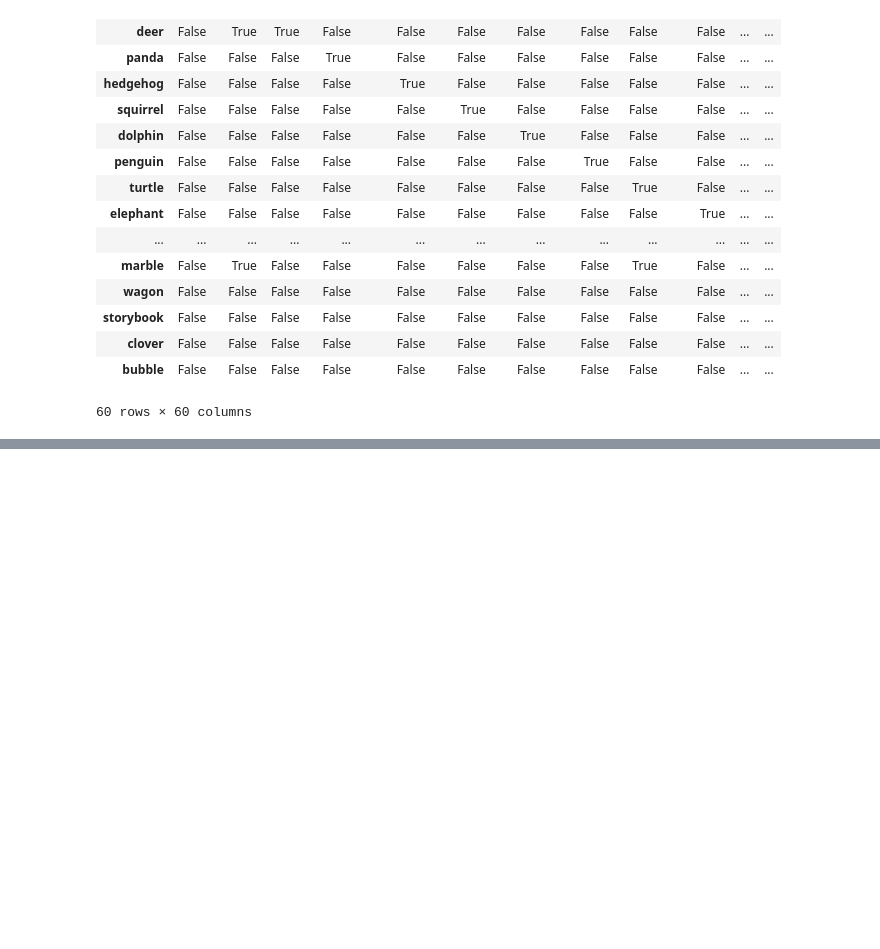
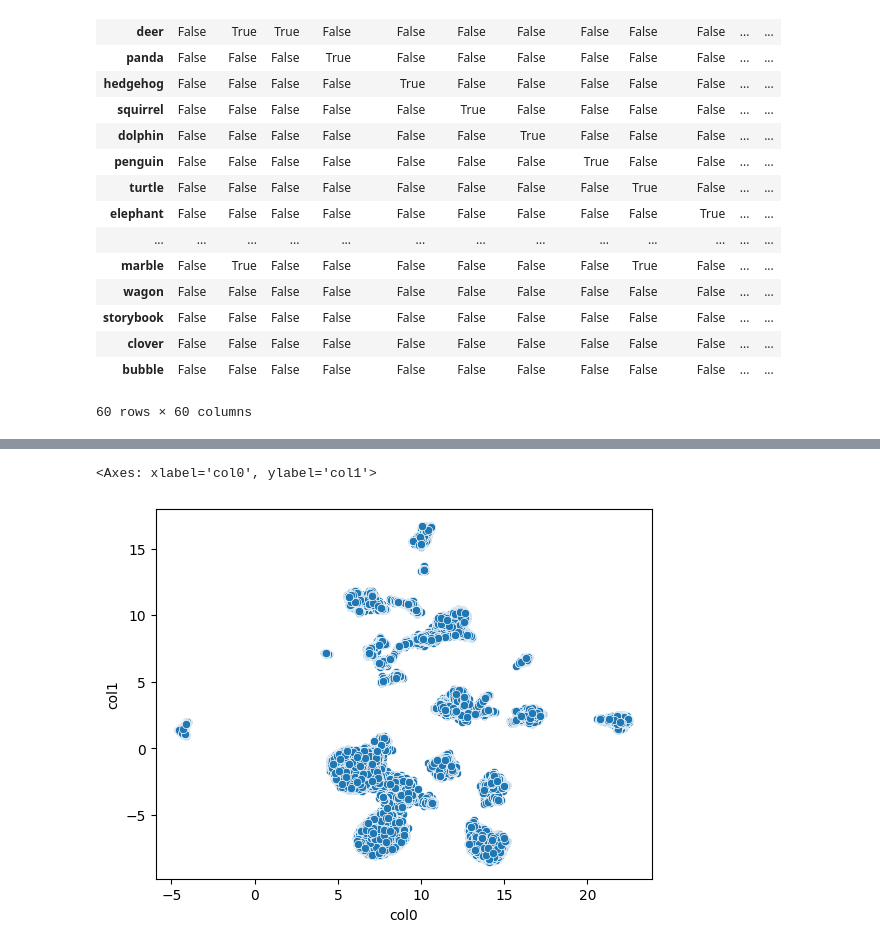
Before and after one commit to fnnsll/synthetic, a Jupyter notebook: data_exploration.ipynb, the cells around one changed output, grey strips where cells are left out. Cells and saved outputs as stored; diff of their text form; code cells hidden in the pictures; blank space fills up the shorter version.

```diff
--- a/data_exploration.ipynb
+++ b/data_exploration.ipynb
@@ -52,0 +147,16 @@ df.isna()
+# %%
+from sklearn.model_selection import train_test_split
+
+df_no_fillna = df_no.fillna(0)
+
+X_train, X_test = train_test_split(df_no_fillna, train_size=0.8)
+
+from sklearn.preprocessing import StandardScaler
+reducer = umap.UMAP(metric='cosine', n_neighbors = 50, n_components=2)
+scaler = StandardScaler()
+# %%
+scaler.fit(df_no_fillna)
+
+X_train_scaled = scaler.transform(df_no_fillna)
+# %%
+embedding = reducer.fit_transform(X_train_scaled)
@@ -52,0 +167,17 @@ df.isna()
+# %%
+plot_df = pd.DataFrame(embedding)
+
+plot_df.columns = [f'col{i}' for i in range(plot_df.shape[1])]
+
+final_plot_df = pd.DataFrame()
+
+for i in range(plot_df.shape[1]):
+    for j in range(plot_df.shape[1]):
+        if i >= j:
+            col1 = f'col{i}'
+            col2 = f'col{j}'
+            tmp_df = plot_df[[col1, col2]]
+            tmp_df.columns = ['x','y']
+            tmp_df['value_1'] = [i]*tmp_df.shape[0]
+            tmp_df['value_2'] = [j]*tmp_df.shape[0]
+            final_plot_df = pd.concat([final_plot_df, tmp_df], axis = 0)
@@ -52,0 +218,5 @@ df.isna()
+# %%
+sns.scatterplot(plot_df, x='col0', y='col1')
+# %% [output]
+<Axes: xlabel='col0', ylabel='col1'>
+[figure, added]
```
Also changed, not shown: parts of 45 cells of this notebook, 1 other file.
